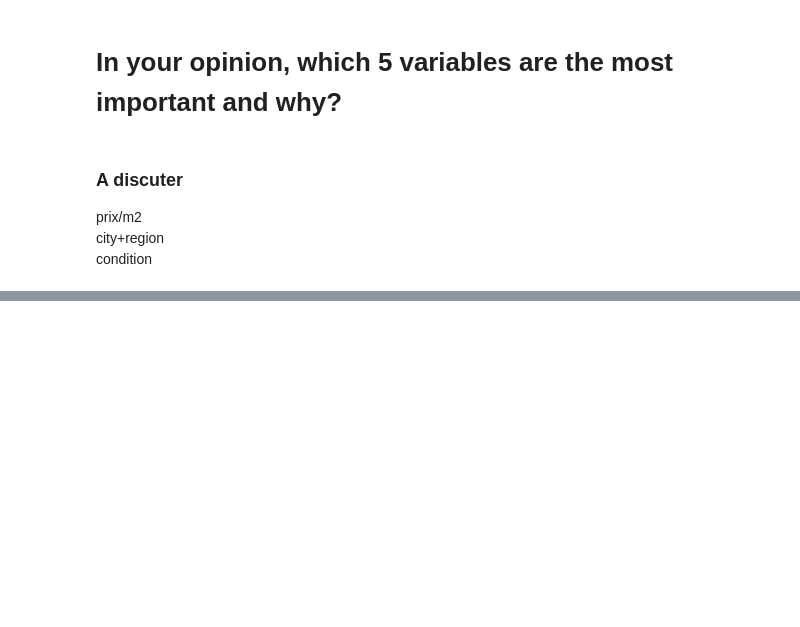
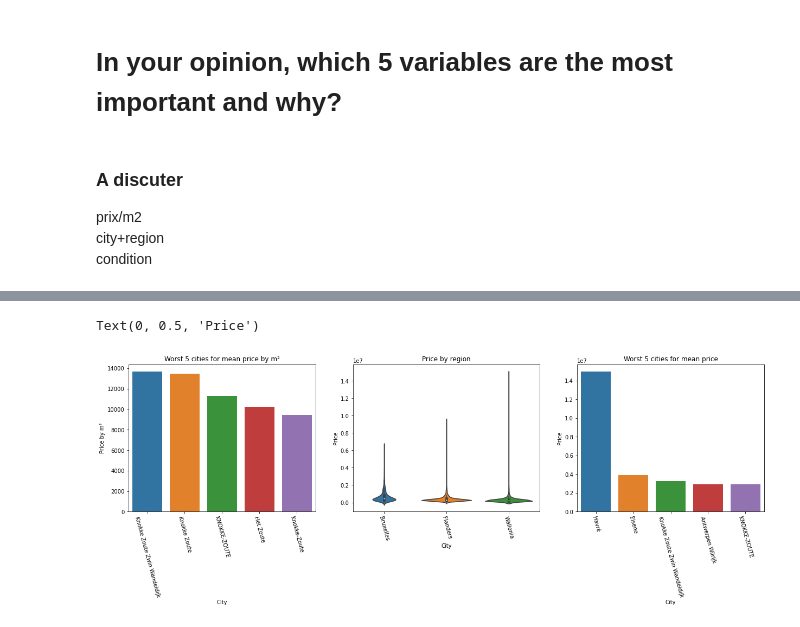
Before and after one commit to abdellahML/challenge-data-analysis, a Jupyter notebook: Codes/interpretation.ipynb, the cells around one changed output, grey strips where cells are left out. Cells and saved outputs as stored; diff of their text form; code cells hidden in the pictures; blank space fills up the shorter version.

```diff
--- a/Codes/interpretation.ipynb
+++ b/Codes/interpretation.ipynb
@@ -155,3 +190,6 @@ df[["id","nbr_parking_outdoor","square_metres","price"]].sort_values(by="nbr_par
+# %%
+# keep only the ones that are within +3 to -3 standard deviations in the column 'price_by_m2'.
+df = df[np.abs(df.price_by_m2-df.price_by_m2.mean()) <= (3*df.price_by_m2.std())]
 # %% [markdown]
 # In your opinion, which 5 variables are the most important and why?
 # %% [markdown]
@@ -174,0 +222,37 @@ Text(0, 0.5, 'Price by m²')
+# %%
+cities = df.groupby(by="city")
+cities = cities["price_by_m2"].agg(np.mean)
+cities = pd.DataFrame(cities)
+cities["city"] = cities.index
+cities.sort_values(by="price_by_m2", ascending=False, inplace=True)
+plt.figure(1, figsize=(21,5))
+plt.subplot(131)
+sns.barplot(x="city", y="price_by_m2", data=cities.head())
+plt.xticks(rotation=-75)
+plt.title("Worst 5 cities for mean price by m²")
+plt.xlabel("City")
+plt.ylabel("Price by m²")
+
+
+cities = df[["city","price","region"]]
+plt.subplot(132)
+sns.violinplot(x="region", y="price", data=cities)
+plt.xticks(rotation=-75)
+plt.title("Price by region")
+plt.xlabel("City")
+plt.ylabel("Price")
+
+cities = df.groupby(by="city")
+cities = cities["price"].agg(np.mean)
+cities = pd.DataFrame(cities)
+cities["city"] = cities.index
+cities.sort_values(by="price", ascending=False, inplace=True)
+plt.subplot(133)
+sns.barplot(x="city", y="price", data=cities.head())
+plt.xticks(rotation=-75)
+plt.title("Worst 5 cities for mean price")
+plt.xlabel("City")
+plt.ylabel("Price")
+# %% [output]
+Text(0, 0.5, 'Price')
+[figure, added]
```
Also changed, not shown: parts of 24 cells of this notebook.
